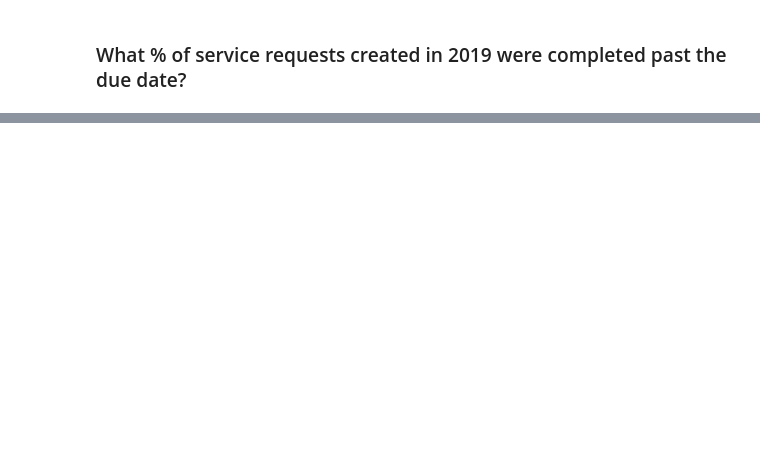
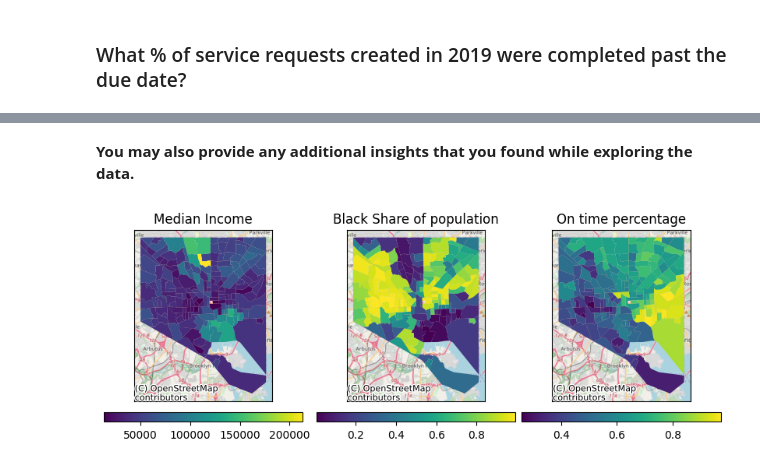
Before and after one commit to divij-sinha/baltimore-datafellow-task, a Jupyter notebook: task.ipynb, the cells around one changed output, grey strips where cells are left out. Drawn from its saved outputs; the diff is of its cells as text; code cells hidden in the pictures; blank space fills up the shorter version.

```diff
--- a/task.ipynb
+++ b/task.ipynb
@@ -93,0 +158,2 @@ df.set_index("Created Date").sort_index().rolling(window="90D", center=True).agg
+# %% [markdown]
+**You may also provide any additional insights that you found while exploring the data.**
@@ -93,0 +204,41 @@ df.set_index("Created Date").sort_index().rolling(window="90D", center=True).agg
+# %%
+fig, ax = plt.subplots(1, 3, layout="constrained", figsize=(8, 3))
+balt_mean_tracts.plot(
+    "B19013_001E",
+    ax=ax[0],
+    legend=True,
+    legend_kwds={"orientation": "horizontal"},
+)
+balt_mean_tracts.plot(
+    "Black Share",
+    ax=ax[1],
+    legend=True,
+    legend_kwds={"orientation": "horizontal"},
+)
+balt_mean_tracts.plot(
+    "On time",
+    ax=ax[2],
+    legend=True,
+    legend_kwds={"orientation": "horizontal"},
+)
+
+ax[0].tick_params(
+    top=False, bottom=False, left=False, right=False, labelleft=False, labelbottom=False
+)
+ax[1].tick_params(
+    top=False, bottom=False, left=False, right=False, labelleft=False, labelbottom=False
+)
+ax[2].tick_params(
+    top=False, bottom=False, left=False, right=False, labelleft=False, labelbottom=False
+)
+ax[0].set_title("Median Income")
+ax[1].set_title("Black Share of population")
+ax[2].set_title("On time percentage")
+
+cx.add_basemap(ax[0], zoom=11, source=cx.providers.OpenStreetMap.Mapnik)
+cx.add_basemap(ax[1], zoom=11, source=cx.providers.OpenStreetMap.Mapnik)
+cx.add_basemap(ax[2], zoom=11, source=cx.providers.OpenStreetMap.Mapnik)
+
+plt.show()
+# %% [output]
+[figure, added]
```
Also changed, not shown: parts of 19 cells of this notebook, 3 other files.
